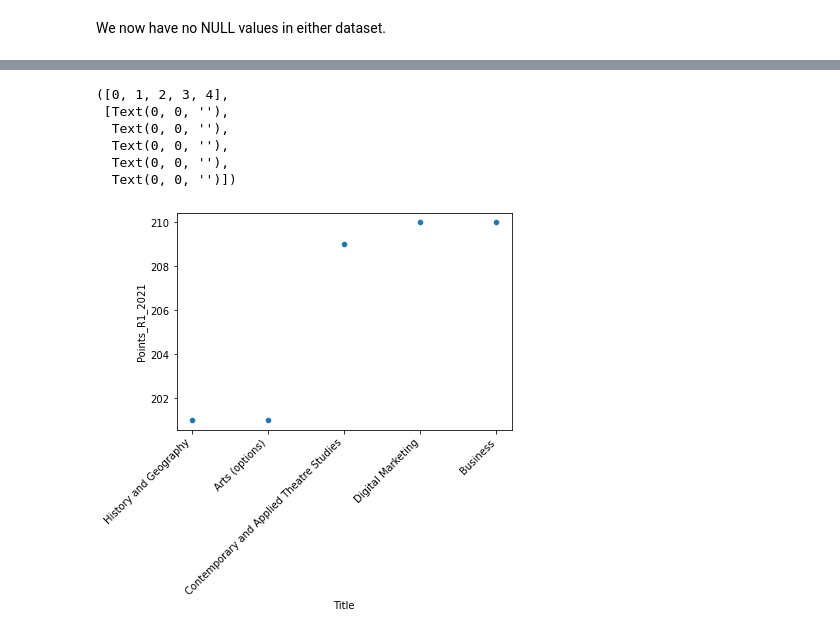
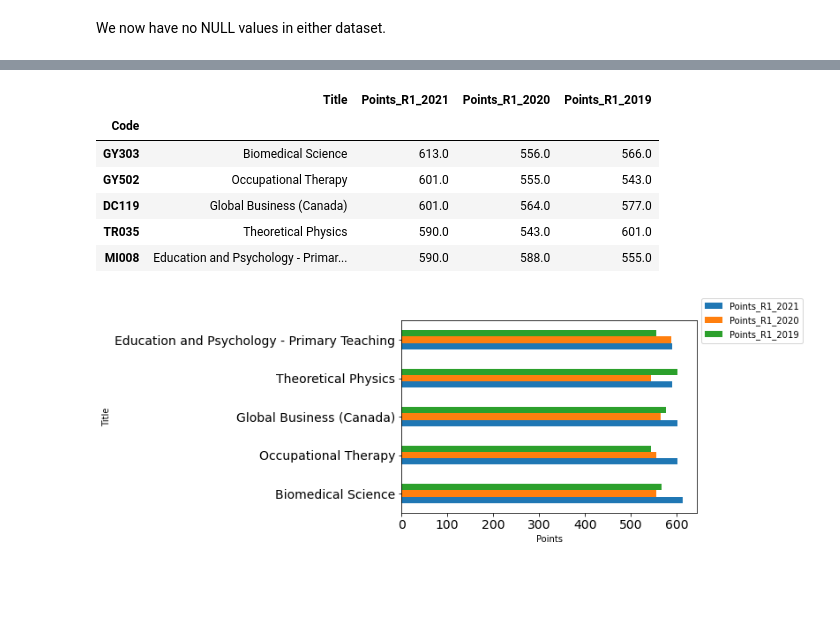
Before and after one commit to conor-mccaffrey/cao-points, a Jupyter notebook: cao-points-analysis.ipynb, the cells around one changed output, grey strips where cells are left out. Drawn from its saved outputs; the diff is of its cells as text; code cells hidden in the pictures; blank space fills up the shorter version.

Commit message:
lots completed, plotting begun

```diff
--- a/cao-points-analysis.ipynb
+++ b/cao-points-analysis.ipynb
@@ -1204,0 +1245,4 @@ We now have no NULL values in either dataset.
+# %%
+# Let's plot our top 5 courses points-wise in the Level 8 data in 2021
+top_5 = allcourses_L8.sort_values(by='Points_R1_2021', ascending=False).head()
+top_5
@@ -1205,19 +1285,20 @@ We now have no NULL values in either dataset.
 # %%
-
-top_5 = allcourses_L8.sort_values(by='Points_R1_2021', ascending=True).head()
+# Let's plot this result on the same plot [19] and grouped by each course
+top_5.plot(kind='barh', x = 'Title')
+plt.yticks(
+    horizontalalignment='right', # ensure Title does not overlap on plot
+    fontsize = 14)
+plt.xticks(
+    fontsize = 14)
+plt.legend(loc='center left', bbox_to_anchor=(1, 1.0)) # Position legend outside of plot
+plt.xlabel('Points')
 top_5
-
-sns.scatterplot(data=top_5, x="Title", y="Points_R1_2021")
-plt.xticks(
-    rotation=45,
-    horizontalalignment='right',
-    fontweight='light'
-    )
 # %% [output]
-([0, 1, 2, 3, 4],
- [Text(0, 0, ''),
-  Text(0, 0, ''),
-  Text(0, 0, ''),
-  Text(0, 0, ''),
-  Text(0, 0, '')])
+|  | Title | Points_R1_2021 | Points_R1_2020 | Points_R1_2019 |
+| Code |  |  |  |  |
+| GY303 | Biomedical Science | 613.0 | 556.0 | 566.0 |
+| GY502 | Occupational Therapy | 601.0 | 555.0 | 543.0 |
+| DC119 | Global Business (Canada) | 601.0 | 564.0 | 577.0 |
+| TR035 | Theoretical Physics | 590.0 | 543.0 | 601.0 |
+| MI008 | Education and Psychology - Primar... | 590.0 | 588.0 | 555.0 |
-[figure, old version]
+[figure, new version]
```
Also changed, not shown: parts of 22 cells of this notebook, 13 other files.
